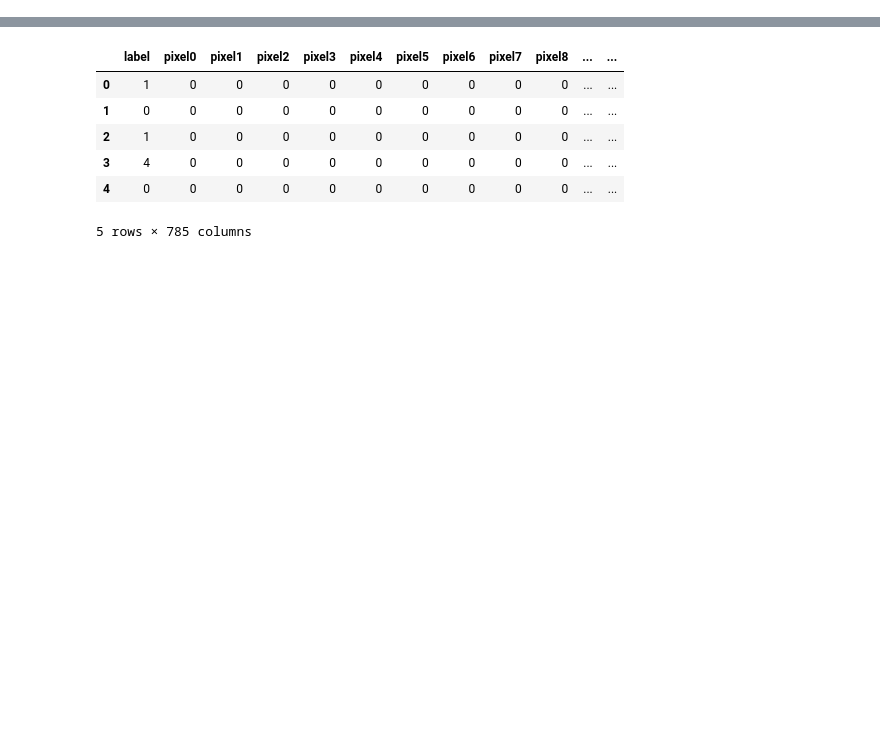
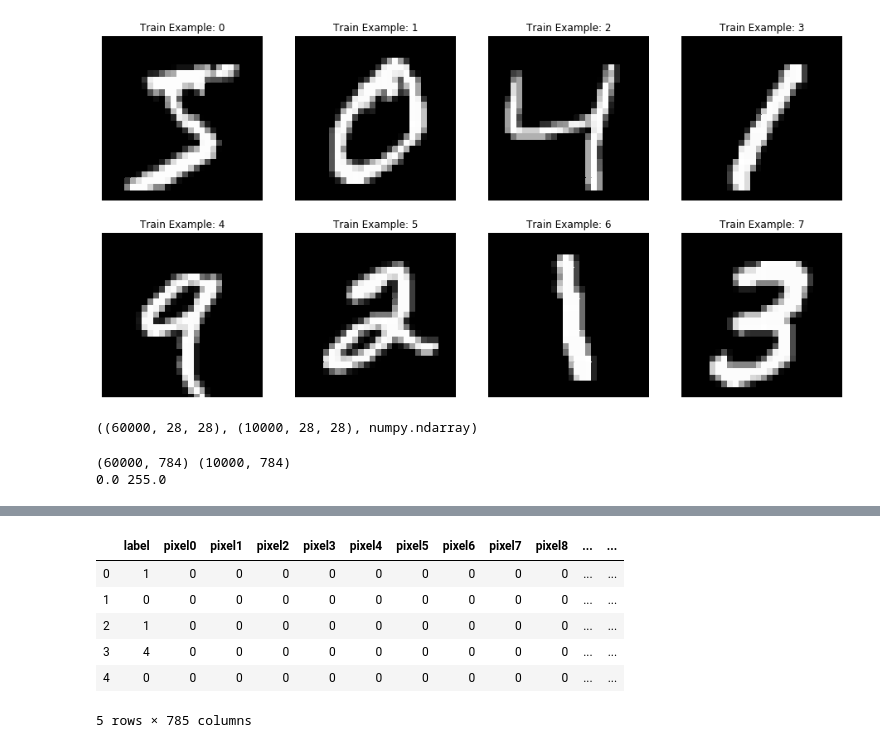
Before and after one commit to matt-fielding8/Digit_Recognition, a Jupyter notebook: notebooks/digit_recognition_NN.ipynb, the cells around one changed output, grey strips where cells are left out. Cells and saved outputs as stored; diff of their text form; code cells hidden in the pictures; blank space fills up the shorter version.

Commit message:
Notebook checkpoint -> Keras model trained

```diff
--- a/notebooks/digit_recognition_NN.ipynb
+++ b/notebooks/digit_recognition_NN.ipynb
@@ -2,0 +18,26 @@ import pandas as pd
+# %%
+(X_train, y_train), (X_test, y_test) = mnist.load_data()
+# %%
+plt.figure(figsize=[16,8]);
+for i in range(8):
+    plt.subplot(2,4,i+1);
+    sb.heatmap(X_train[i], cmap='gray', cbar=False)
+    plt.title('Train Example: {}'.format(i))
+    plt.axis('off')
+# %% [output]
+[figure, added]
+# %%
+X_train.shape, X_test.shape, type(X_train[0][0])
+# %% [output]
+((60000, 28, 28), (10000, 28, 28), numpy.ndarray)
+# %%
+# Reshape 3D array to 2D and convert to float16 for memory efficiency
+pixels = X_train.shape[1]*X_train.shape[2]
+X_train = X_train.reshape((X_train.shape[0], pixels)).astype('float16')
+X_test = X_test.reshape((X_test.shape[0], pixels)).astype('float16')
+
+print(X_train.shape, X_test.shape)
+print(X_train.min(), X_train.max())
+# %% [output]
+(60000, 784) (10000, 784)
+0.0 255.0
```
Also changed, not shown: parts of 11 cells of this notebook.
